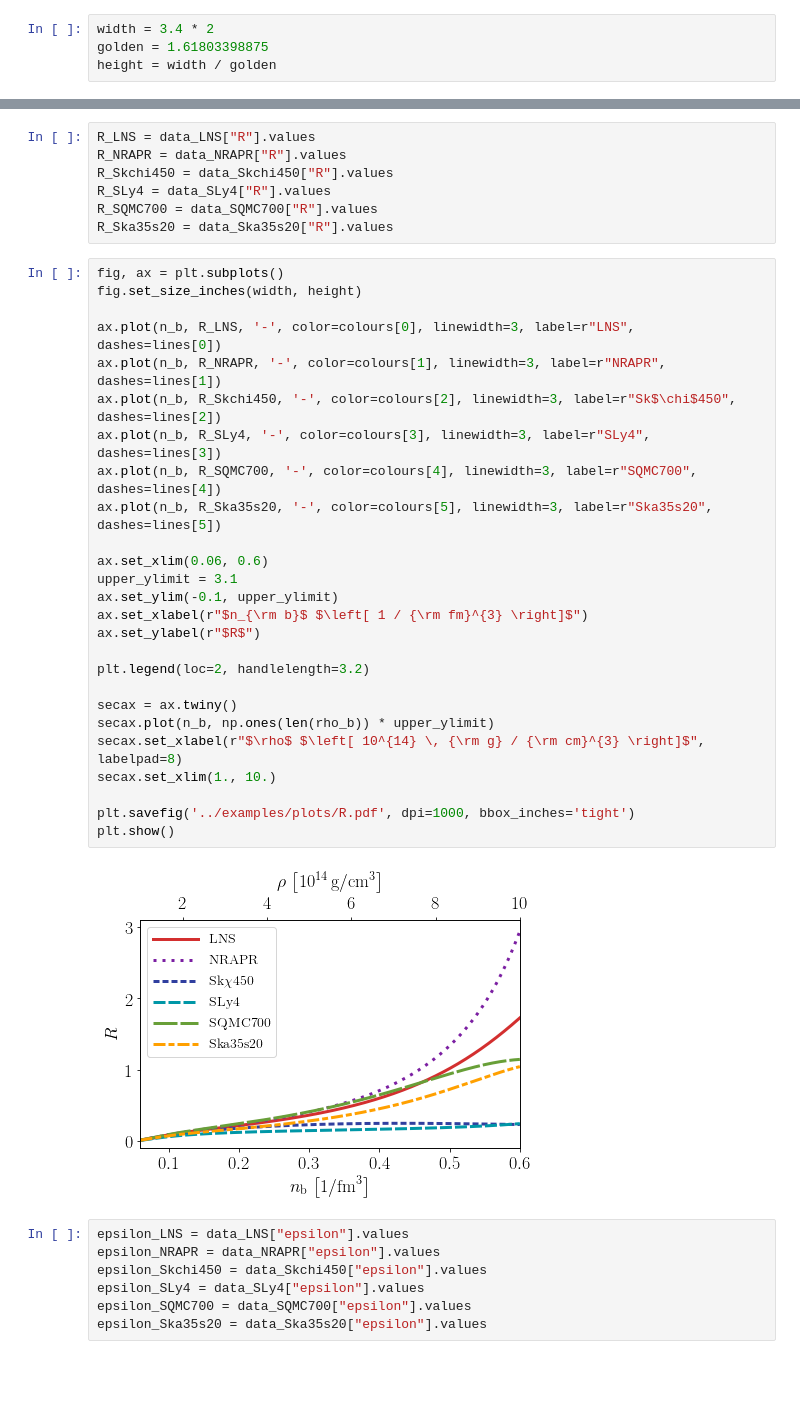
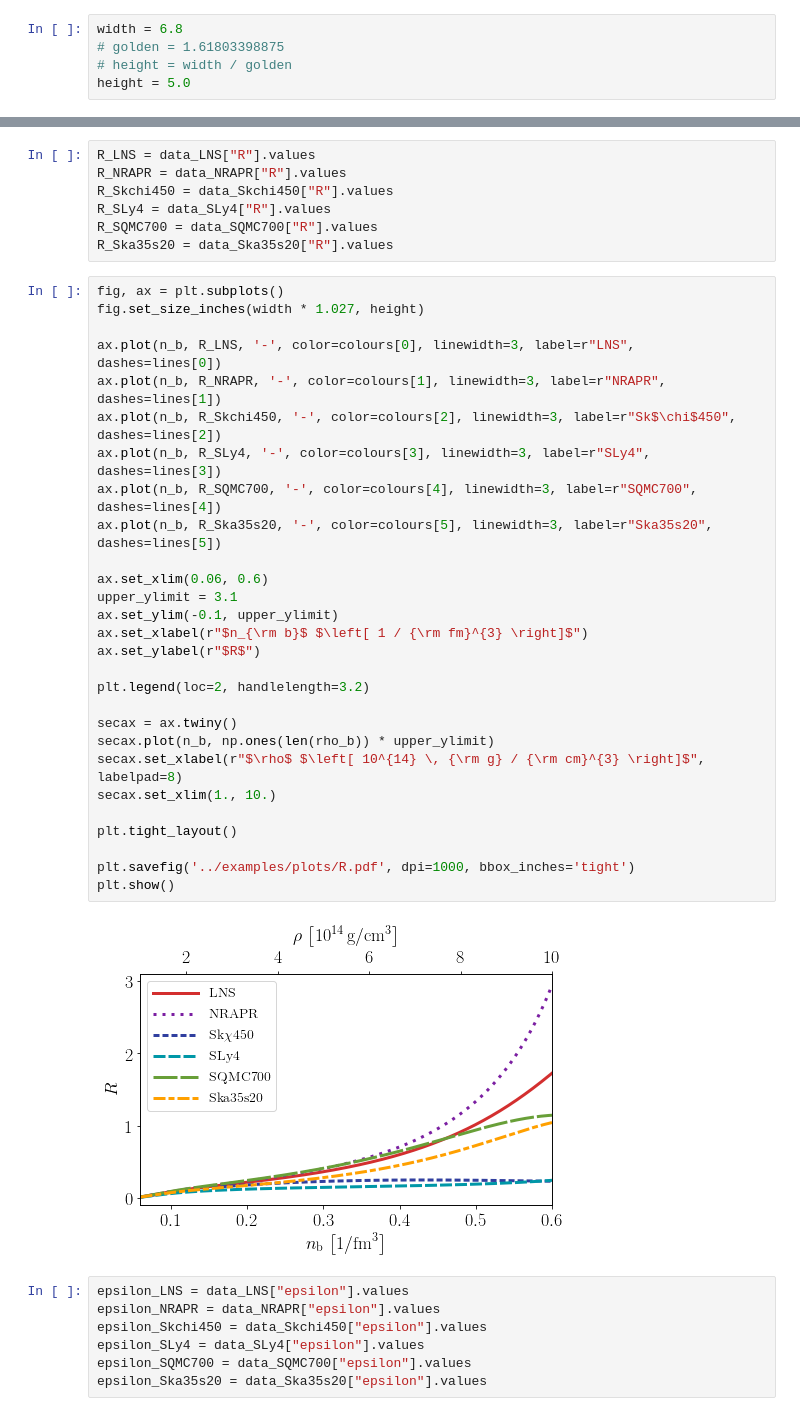
Before and after one commit to vanessagraber/NS_EoS, a Jupyter notebook: examples/plotting_results.ipynb, the cells around one changed output, grey strips where cells are left out. Drawn from its saved outputs; the diff is of its cells as text; blank space fills up the shorter version.

```diff
--- a/examples/plotting_results.ipynb
+++ b/examples/plotting_results.ipynb
@@ -38,9 +38,10 @@ plt.rc('ytick', labelsize=MEDIUM_SIZE)    # fontsize of the tick labels
 plt.rc('legend', fontsize=SMALL_SIZE)    # legend fontsize
 plt.rc('figure', titlesize=BIGGER_SIZE)  # fontsize of the figure title
 # %%
-width = 3.4 * 2
-golden = 1.61803398875
-height = width / golden
+width = 6.8
+# golden = 1.61803398875
+# height = width / golden
+height = 5.0
 # %%
 colours = ["#d32f2f", "#7b1fa2", "#303f9f", "#0097a7", "#689f38", "#ffa000", "#B8B8B8", "#484848"]
 lines = [[], [1, 2], [2, 1], [4, 1], [8, 1], [4, 1, 2, 1]]
@@ -336,32 +351,34 @@ R_SQMC700 = data_SQMC700["R"].values
 R_Ska35s20 = data_Ska35s20["R"].values
 # %%
 fig, ax = plt.subplots()
-fig.set_size_inches(width, height)
+fig.set_size_inches(width * 1.027, height)
 
 ax.plot(n_b, R_LNS, '-', color=colours[0], linewidth=3, label=r"LNS", dashes=lines[0])
 ax.plot(n_b, R_NRAPR, '-', color=colours[1], linewidth=3, label=r"NRAPR", dashes=lines[1])
 ax.plot(n_b, R_Skchi450, '-', color=colours[2], linewidth=3, label=r"Sk$\chi$450", dashes=lines[2])
 ax.plot(n_b, R_SLy4, '-', color=colours[3], linewidth=3, label=r"SLy4", dashes=lines[3])
 ax.plot(n_b, R_SQMC700, '-', color=colours[4], linewidth=3, label=r"SQMC700", dashes=lines[4])
 ax.plot(n_b, R_Ska35s20, '-', color=colours[5], linewidth=3, label=r"Ska35s20", dashes=lines[5])
 
 ax.set_xlim(0.06, 0.6)
 upper_ylimit = 3.1
 ax.set_ylim(-0.1, upper_ylimit)
 ax.set_xlabel(r"$n_{\rm b}$ $\left[ 1 / {\rm fm}^{3} \right]$")
 ax.set_ylabel(r"$R$")
 
 plt.legend(loc=2, handlelength=3.2)
 
 secax = ax.twiny()
 secax.plot(n_b, np.ones(len(rho_b)) * upper_ylimit)
 secax.set_xlabel(r"$\rho$ $\left[ 10^{14} \, {\rm g} / {\rm cm}^{3} \right]$", labelpad=8)
 secax.set_xlim(1., 10.)
 
+plt.tight_layout()
+
 plt.savefig('../examples/plots/R.pdf', dpi=1000, bbox_inches='tight')
 plt.show()
 # %% [output]
-[figure, old version]
+[figure, new version]
 # %%
 epsilon_LNS = data_LNS["epsilon"].values
 epsilon_NRAPR = data_NRAPR["epsilon"].values
```
Also changed, not shown: parts of 8 cells of this notebook, 9 other files.
